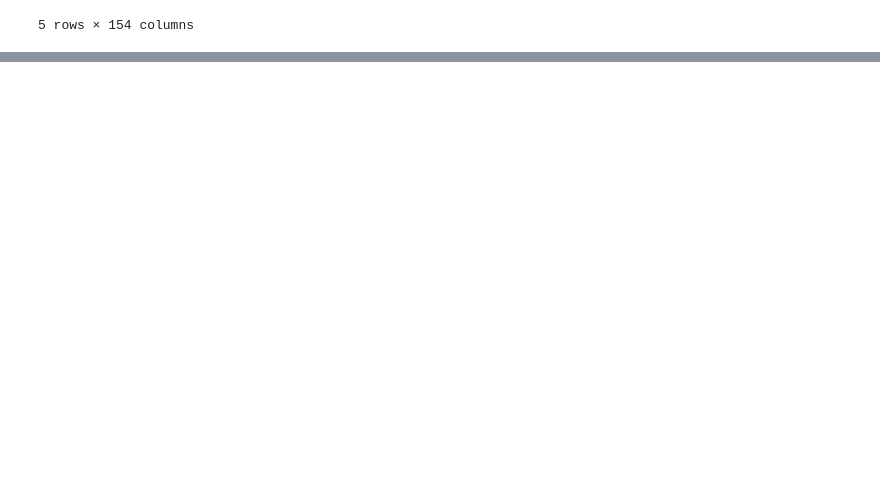
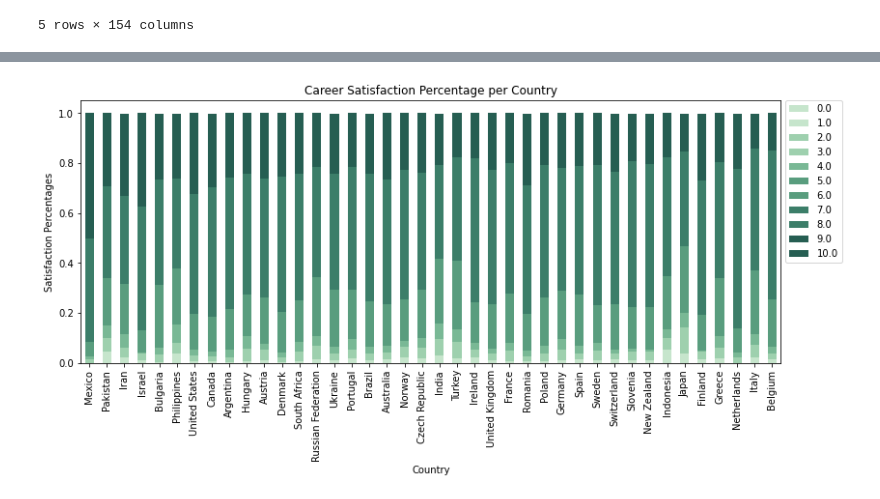
Before and after one commit to LobnaHegazy/Data-Scientist---Udacity, a Jupyter notebook: Project 1 - Data Science Blog Post/Project 1 - Data Science Blog Post.ipynb, the cells around one changed output, grey strips where cells are left out. Drawn from its saved outputs; the diff is of its cells as text; code cells hidden in the pictures; blank space fills up the shorter version.

```diff
--- a/Project 1 - Data Science Blog Post/Project 1 - Data Science Blog Post.ipynb
+++ b/Project 1 - Data Science Blog Post/Project 1 - Data Science Blog Post.ipynb
@@ -16,0 +116,14 @@ df.head()
+# %%
+# Filtered the data so it only contains the survey result from the top 30 country based on the total respondents
+careerSat_df = df.dropna(subset=['CareerSatisfaction'], how='any')
+top_40_country = list(careerSat_df['Country'].value_counts().head(50).index)
+aggregated_data = filtered_developer_data.groupby(['Country','CareerSatisfaction'], as_index=False)['Respondent'].count()
+total_respondents_per_country = careerSat_df['Country'].value_counts()
+aggregated_data['Respondent Percentage'] = aggregated_data \
+                                           .apply(lambda x: x['Respondent'] / total_respondents_per_country[x['Country']], axis=1) \
+                                           .round(3)
+aggregated_data = aggregated_data[['Country', 'CareerSatisfaction', 'Respondent Percentage']]
+#pivoted_data = pd.pivot_table(aggregated_data, values='Respondent Percentage', index='Country', columns='CareerSatisfaction', fill_value=0)
+pivoted_data = pd.pivot_table(aggregated_data, values='Respondent Percentage', index='Country', columns='CareerSatisfaction', fill_value=0) \
+                 .sort_values(10, ascending=False)
+pivoted_data
@@ -16,0 +149,12 @@ df.head()
+# %%
+# Visualize the data
+pivoted_data.plot(kind='bar',
+                  stacked=True,
+                  colormap=ListedColormap(sns.color_palette("ch:2.5,-.2,dark=.3")),
+                  figsize=(13,5))
+plt.legend(loc="upper left", bbox_to_anchor=(1,1.02))
+plt.ylabel('Satisfaction Percentages')
+plt.title('Career Satisfaction Percentage per Country')
+plt.show()
+# %% [output]
+[figure, added]
```
Also changed, not shown: parts of 9 cells of this notebook.
